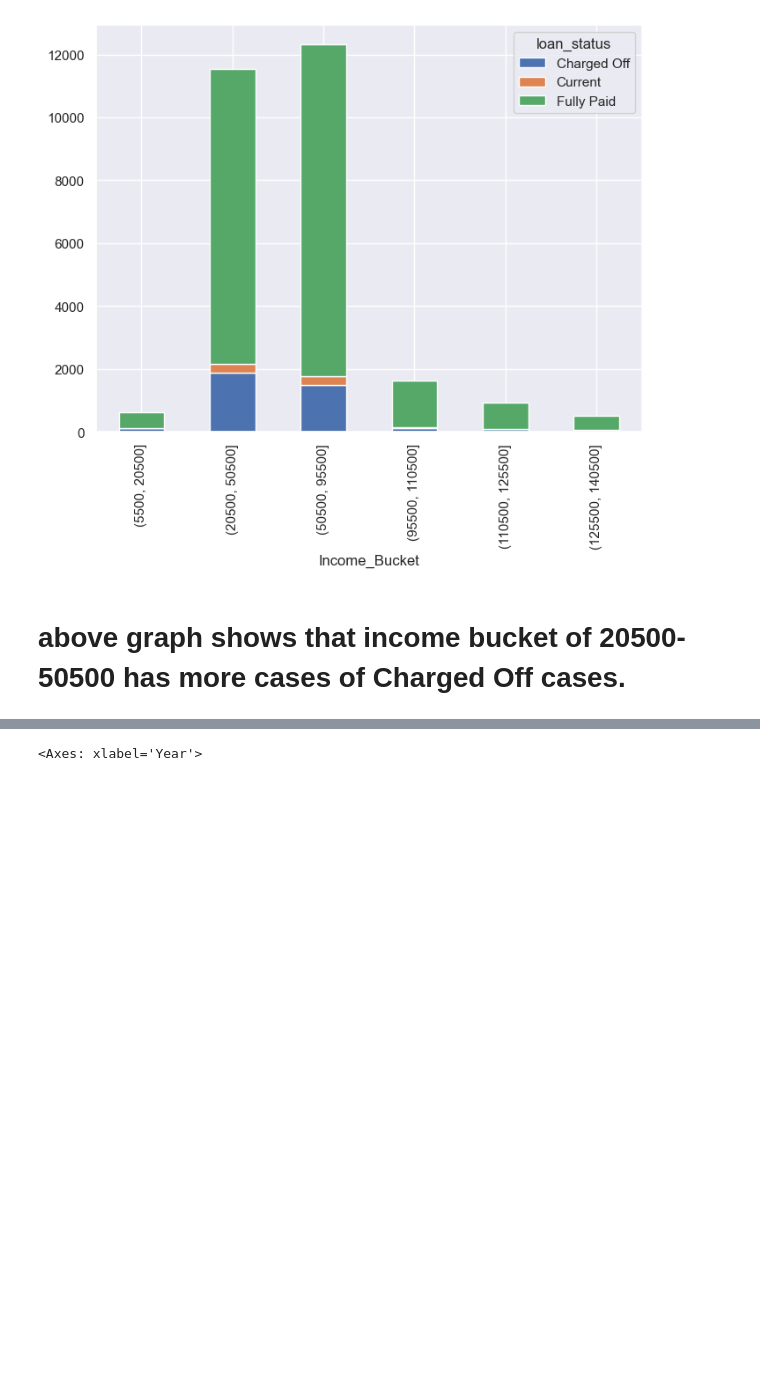
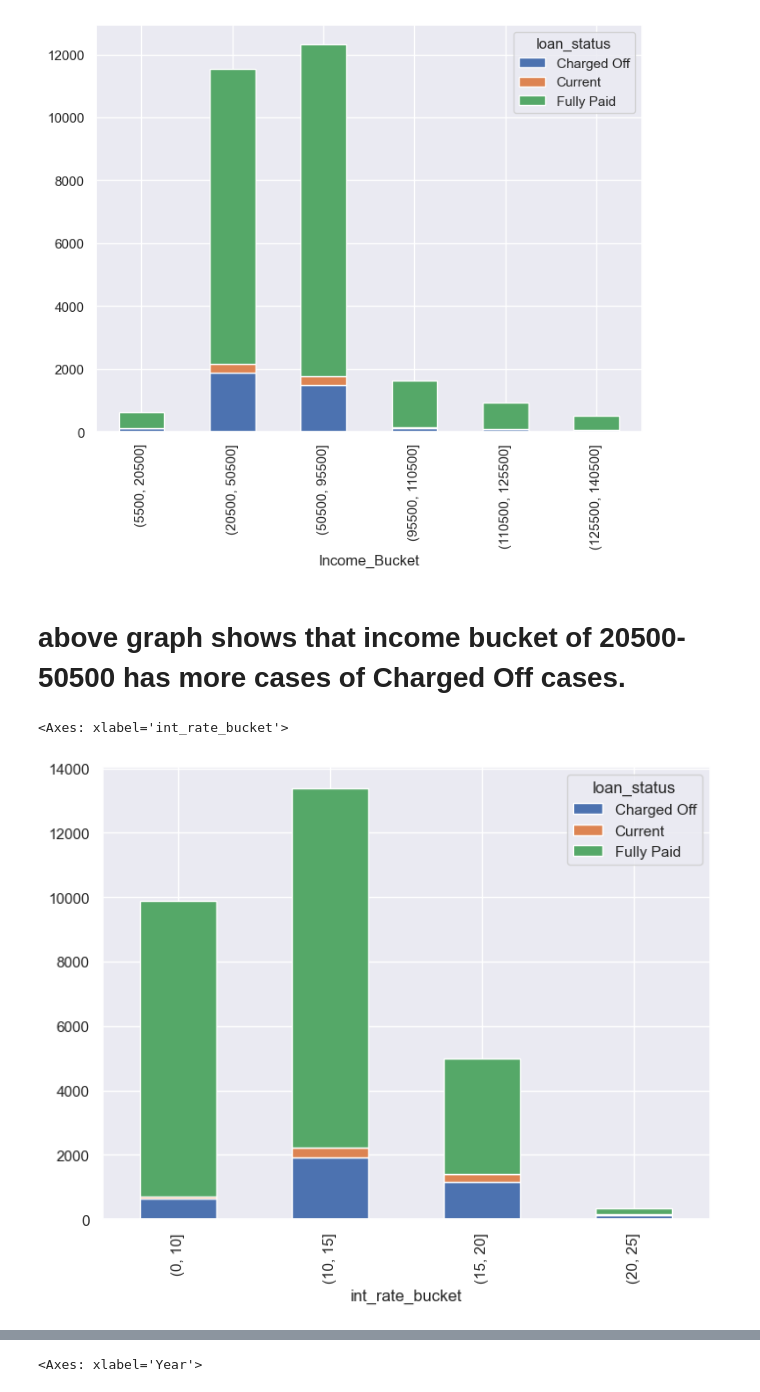
Before and after one commit to AjyNegi/Lending-Club-Case-Study, a Jupyter notebook: Group_Facilitator_Name.ipynb, the cells around one changed output, grey strips where cells are left out. Saved outputs shown, nothing was run; the diff lists cells and outputs as text; code cells hidden in the pictures; blank space fills up the shorter version.

```diff
--- a/Group_Facilitator_Name.ipynb
+++ b/Group_Facilitator_Name.ipynb
@@ -284,3 +346,13 @@ loan_df_remv_otlr.groupby(['Income_Bucket','loan_status']).size().unstack().plot
 [figure]
 # %% [markdown]
 # above graph shows that income bucket of 20500-50500 has more cases of Charged Off cases.
+# %%
+# Creating bins for int_rate for analysis
+bins = np.array([0,10,15,20,25])
+loan_df_remv_otlr['int_rate_bucket'] =pd.cut(loan_df_remv_otlr['int_rate'], bins)
+# %%
+# Creating stack bar chart on int_rate_bucket and loan_status to show bifurcation of count of cases
+loan_df_remv_otlr.groupby(['int_rate_bucket','loan_status']).size().unstack().plot(kind='bar', stacked=True)
+# %% [output]
+<Axes: xlabel='int_rate_bucket'>
+[figure, added]
```
Also changed, not shown: parts of 63 cells of this notebook.
